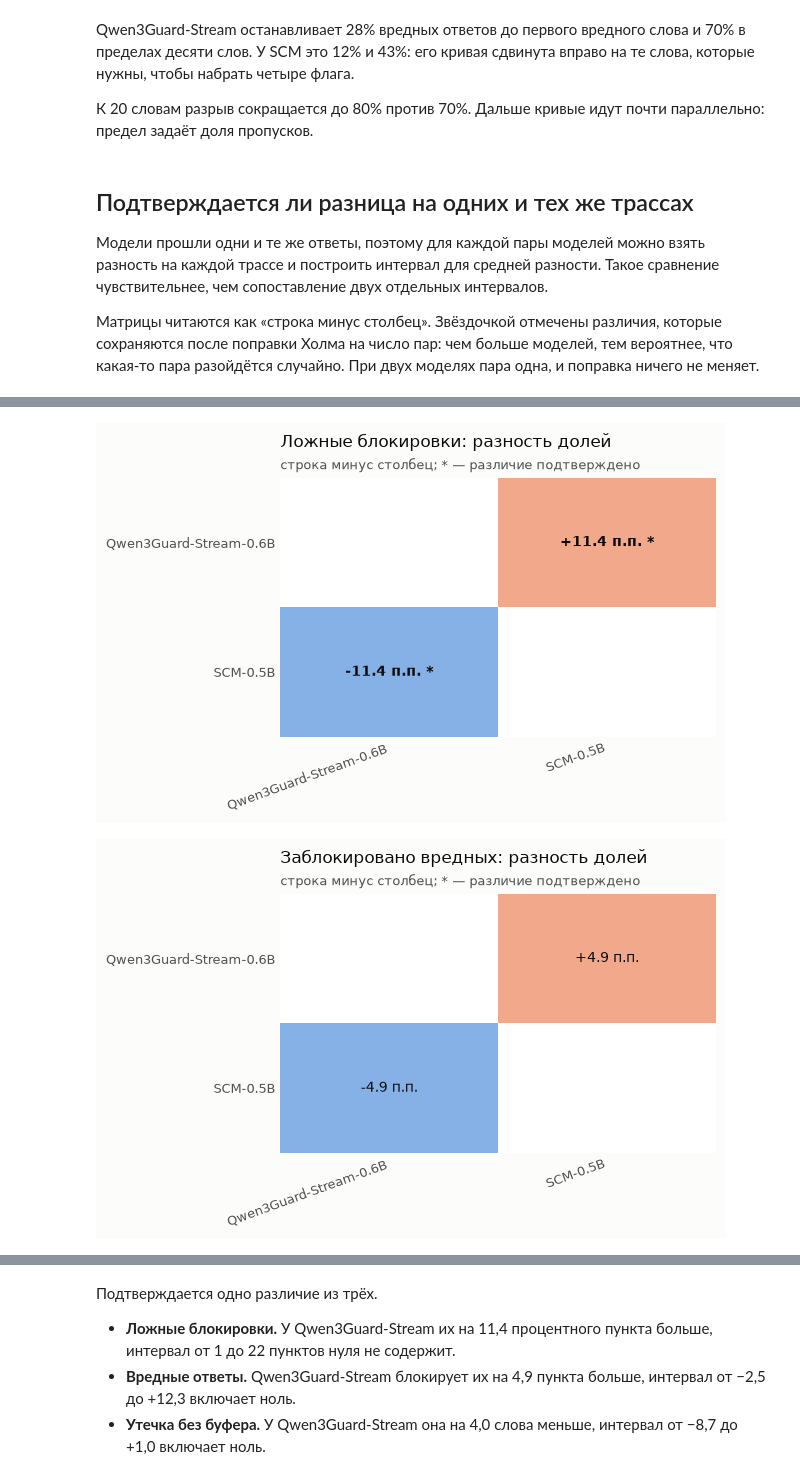
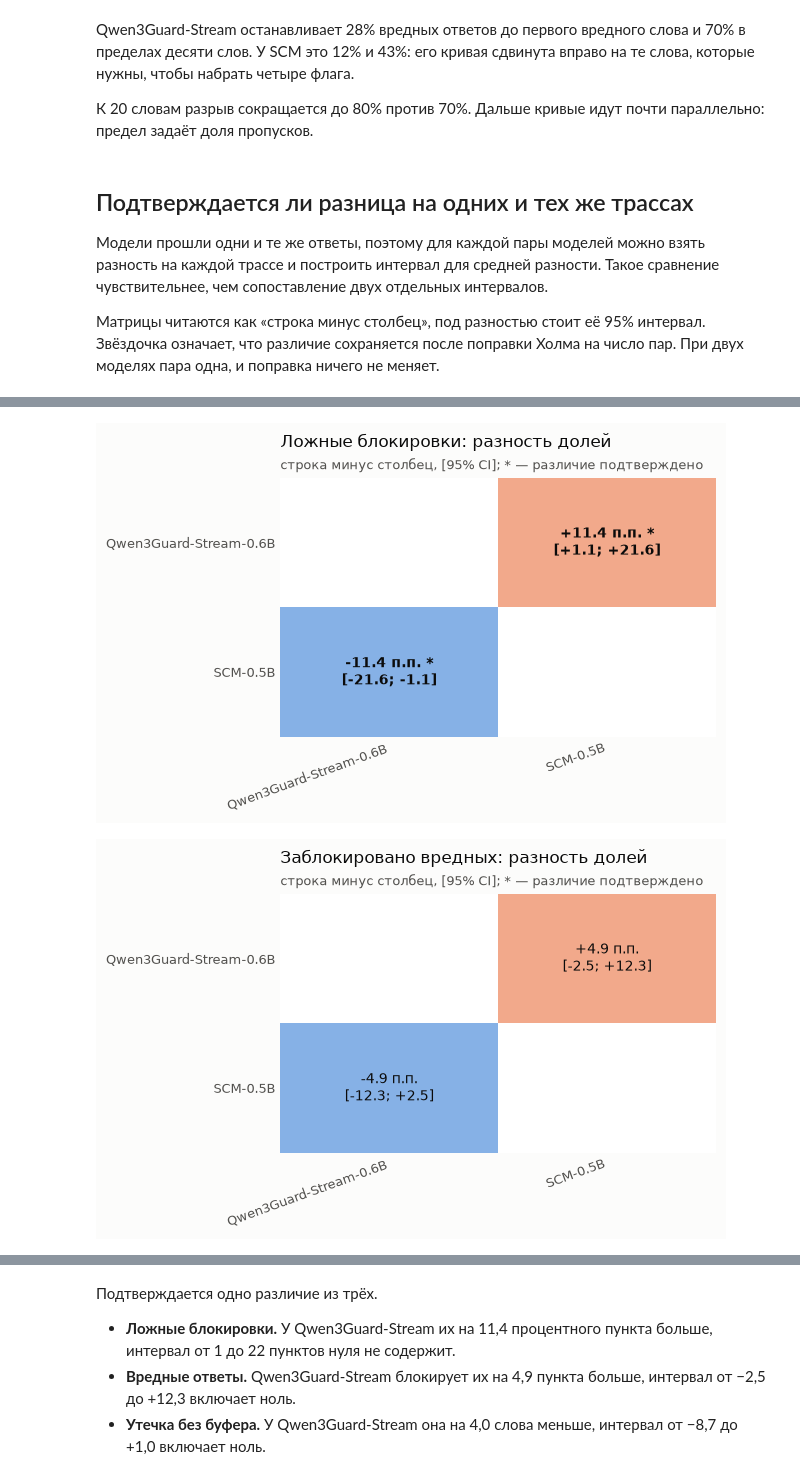
Before and after one commit to ZinewVova/Streaming-Guardrails, a Jupyter notebook: notebooks/06_model_comparison.ipynb, the cells around one changed output, grey strips where cells are left out. Cells and saved outputs as stored; diff of their text form; code cells hidden in the pictures.

```diff
--- a/notebooks/06_model_comparison.ipynb
+++ b/notebooks/06_model_comparison.ipynb
@@ -162,7 +126,7 @@ Qwen3Guard-Stream останавливает 28% вредных ответов
 
 Модели прошли одни и те же ответы, поэтому для каждой пары моделей можно взять разность на каждой трассе и построить интервал для средней разности. Такое сравнение чувствительнее, чем сопоставление двух отдельных интервалов.
 
-Матрицы читаются как «строка минус столбец». Звёздочкой отмечены различия, которые сохраняются после поправки Холма на число пар: чем больше моделей, тем вероятнее, что какая-то пара разойдётся случайно. При двух моделях пара одна, и поправка ничего не меняет.
+Матрицы читаются как «строка минус столбец», под разностью стоит её 95% интервал. Звёздочка означает, что различие сохраняется после поправки Холма на число пар. При двух моделях пара одна, и поправка ничего не меняет.
 # %%
 def blocked_as_number(results, label):
     selected = results[results["response_ground_truth"] == label]
@@ -180,9 +144,6 @@ pairwise = {
         {item.name: item.results for item in runs}, "leakage_words"
     ),
 }
-pair_columns = ["model_a", "model_b", "mean_difference", "ci_low", "ci_high", "p_value", "significant"]
-display(pd.concat(pairwise).droplevel(1)[pair_columns].round(3))
-
 figure = plots.plot_pairwise_matrix(
     pairwise["ложные блокировки"], title="Ложные блокировки: разность долей", percent=True
 )
@@ -200,2 +157,2 @@ figure = plots.plot_pairwise_matrix(
-[figure, old version]
+[figure, new version]
-[figure, old version]
+[figure, new version]
```
Also changed, not shown: parts of 8 cells of this notebook, 1 other file.
